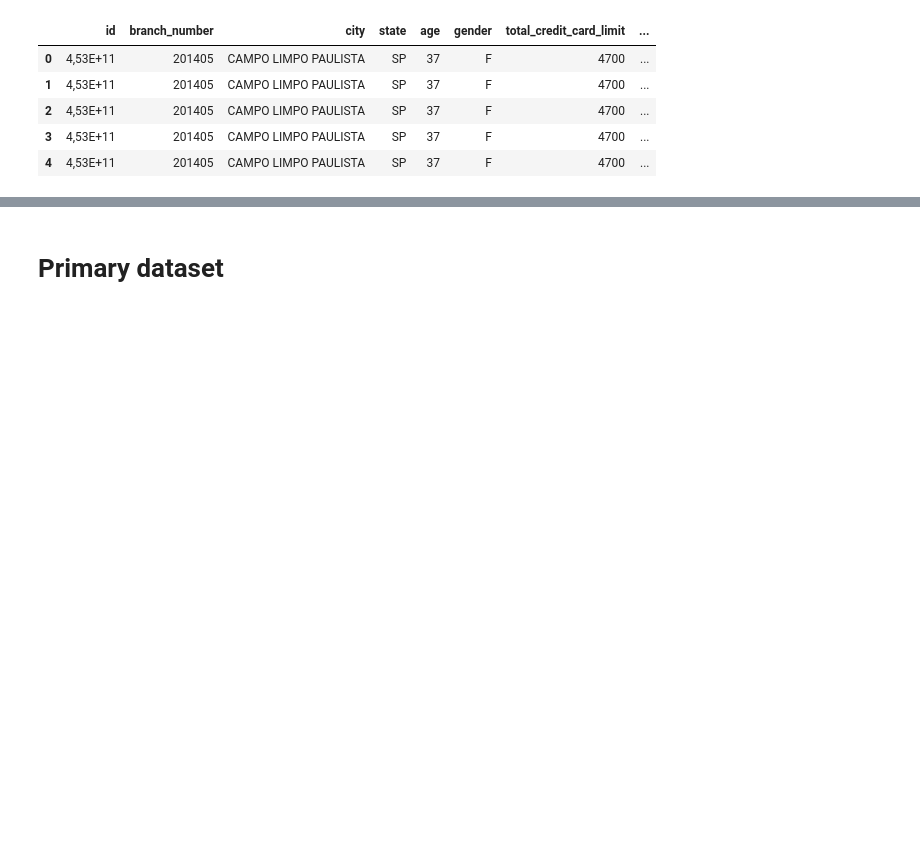
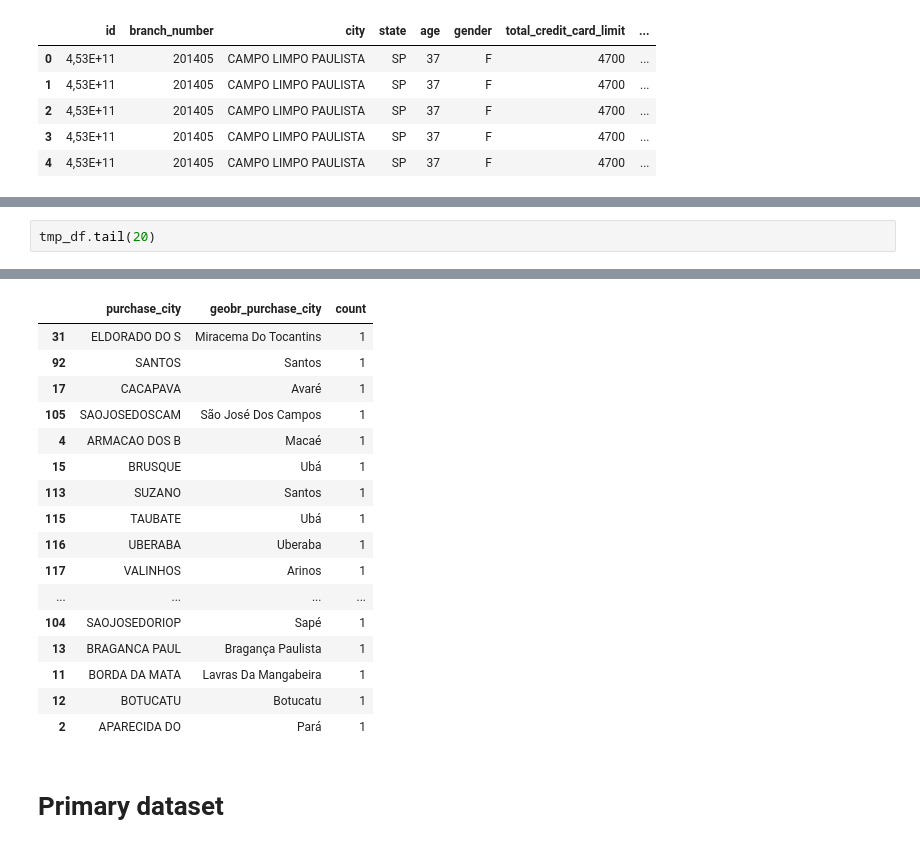
Before and after one commit to xrhd/brazilian-credit-card-spending, a Jupyter notebook: notebooks/01_Explore.ipynb, the cells around one changed output, grey strips where cells are left out. Saved outputs shown, nothing was run; the diff lists cells and outputs as text; blank space fills up the shorter version.

```diff
--- a/notebooks/01_Explore.ipynb
+++ b/notebooks/01_Explore.ipynb
@@ -466,0 +496,3 @@ mib.groupby(['purchase_city', 'geobr_purchase_city']).size().reset_index().renam
+# %%
+tmp_df.tail(20)
+# %% [output]
@@ -467,3 +500,20 @@ mib.groupby(['purchase_city', 'geobr_purchase_city']).size().reset_index().renam
+|  | purchase_city | geobr_purchase_city | count |
+| 31 | ELDORADO DO S | Miracema Do Tocantins | 1 |
+| 92 | SANTOS | Santos | 1 |
+| 17 | CACAPAVA | Avaré | 1 |
+| 105 | SAOJOSEDOSCAM | São José Dos Campos | 1 |
+| 4 | ARMACAO DOS B | Macaé | 1 |
+| 15 | BRUSQUE | Ubá | 1 |
+| 113 | SUZANO | Santos | 1 |
+| 115 | TAUBATE | Ubá | 1 |
+| 116 | UBERABA | Uberaba | 1 |
+| 117 | VALINHOS | Arinos | 1 |
+| ... | ... | ... | ... |
+| 104 | SAOJOSEDORIOP | Sapé | 1 |
+| 13 | BRAGANCA PAUL | Bragança Paulista | 1 |
+| 11 | BORDA DA MATA | Lavras Da Mangabeira | 1 |
+| 12 | BOTUCATU | Botucatu | 1 |
+| 2 | APARECIDA DO | Pará | 1 |
 # %% [markdown]
 # Primary dataset
 # %%
```
Also changed, not shown: parts of 12 cells of this notebook, 3 other files.
